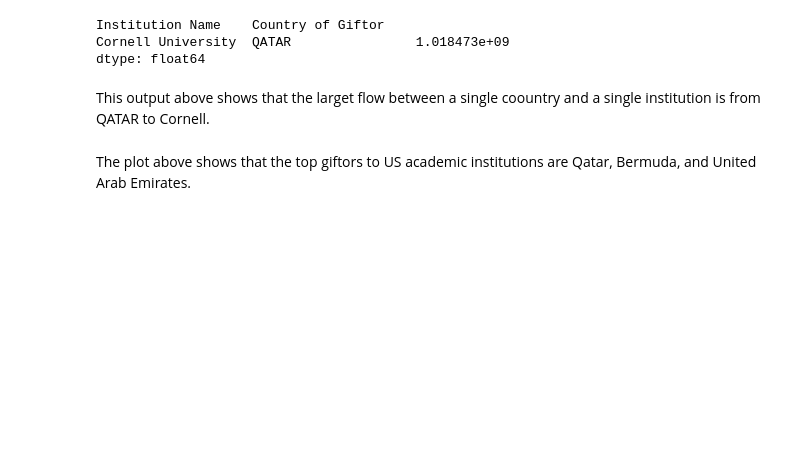
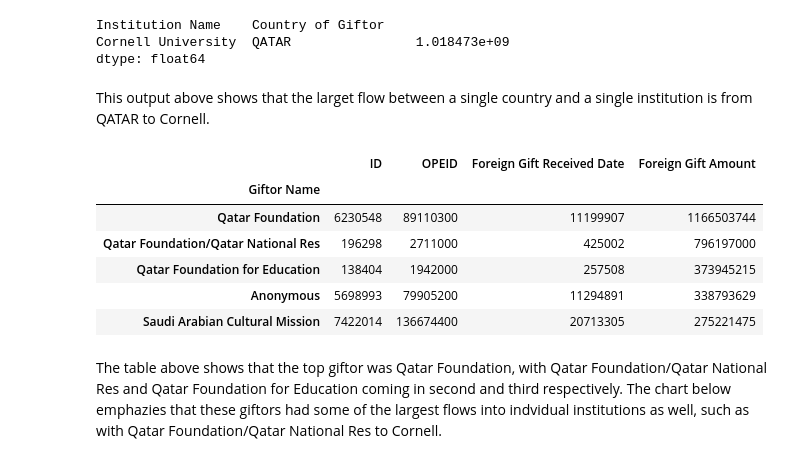
Before and after one commit to madsmith731/uu_wrangling_and_eda, a Jupyter notebook: lab_1/initial_analysis.ipynb, the cells around one changed output. Cells and saved outputs as stored; diff of their text form; code cells hidden in the pictures; blank space fills up the shorter version.

```diff
--- a/lab_1/initial_analysis.ipynb
+++ b/lab_1/initial_analysis.ipynb
@@ -89,5 +117,18 @@ Institution Name    Country of Giftor
 Cornell University  QATAR                1.018473e+09
 dtype: float64
 # %% [markdown]
-This output above shows that the larget flow between a single coountry and a single institution is from QATAR to Cornell.
+This output above shows that the larget flow between a single country and a single institution is from QATAR to Cornell.
+# %%
+#h.
+df.groupby('Giftor Name').sum('Foreign Gift Amount').sort_values(by='Foreign Gift Amount', ascending=False).head()
+# %% [output]
+|  | ID | OPEID | Foreign Gift Received Date | Foreign Gift Amount |
+| Giftor Name |  |  |  |  |
+| Qatar Foundation | 6230548 | 89110300 | 11199907 | 1166503744 |
+| Qatar Foundation/Qatar National Res | 196298 | 2711000 | 425002 | 796197000 |
+| Qatar Foundation for Education | 138404 | 1942000 | 257508 | 373945215 |
+| Anonymous | 5698993 | 79905200 | 11294891 | 338793629 |
+| Saudi Arabian Cultural Mission | 7422014 | 136674400 | 20713305 | 275221475 |
+# %% [markdown]
+The table above shows that the top giftor was Qatar Foundation, with Qatar Foundation/Qatar National Res and Qatar Foundation for Education coming in second and third respectively. The chart below emphazies that these giftors had some of the largest flows into indvidual institutions as well, such as with Qatar Foundation/Qatar National Res to Cornell.
 # %%
@@ -130,5 +170,3 @@ fig = go.Figure(
 )
 
 fig.show()
-# %% [markdown]
-The plot above shows that the top giftors to US academic institutions are Qatar, Bermuda, and United Arab Emirates.
```
Also changed, not shown: parts of 15 cells of this notebook, 3 other files.
